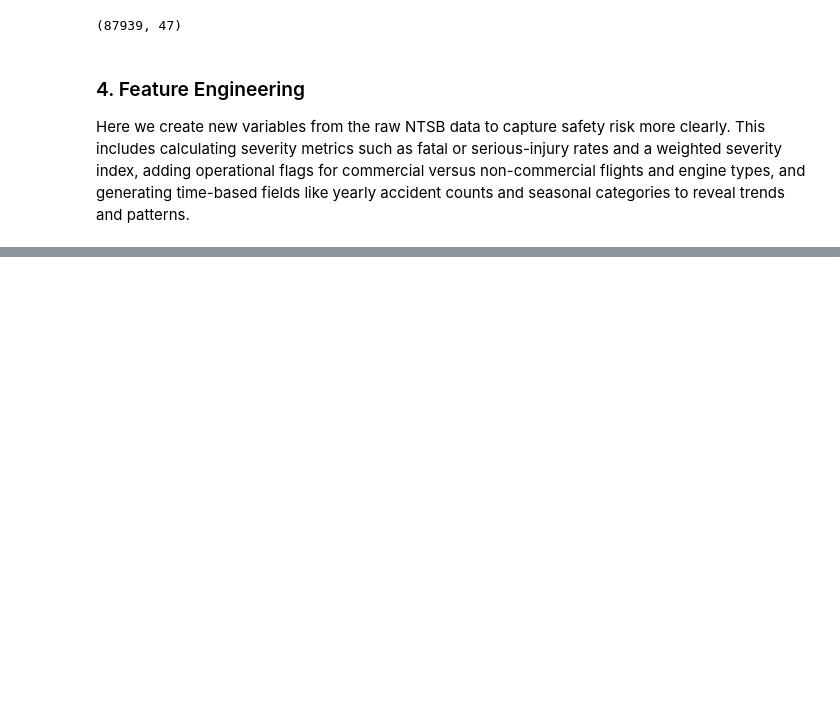
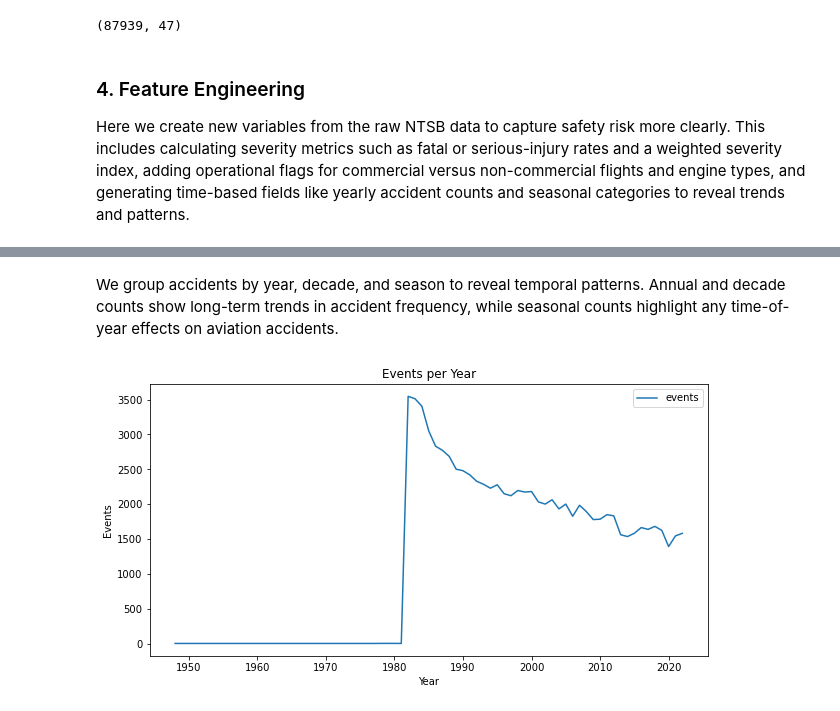
Before and after one commit to mcshoja/Phase-1-Project, a Jupyter notebook: aviation.ipynb, the cells around one changed output, grey strips where cells are left out. Drawn from its saved outputs; the diff is of its cells as text; code cells hidden in the pictures; blank space fills up the shorter version.

```diff
--- a/aviation.ipynb
+++ b/aviation.ipynb
@@ -267,9 +267,9 @@ COL_MINOR  = "Total Minor Injuries"
 #  - is_severe: serious OR fatal (used for "severe rate")
 #  - everity_index: 5*fatal + 3*serious + 1*minor (a simple severity score)
 
-fatal  = pd.to_numeric(df[COL_FATAL], errors="coerce").fillna(0)
-ser    = pd.to_numeric(df[COL_SER],   errors="coerce").fillna(0)
-minor  = pd.to_numeric(df[COL_MINOR], errors="coerce").fillna(0)
+fatal  = pd.to_numeric(df[col_fatal], errors="coerce").fillna(0)
+ser    = pd.to_numeric(df[col_ser],   errors="coerce").fillna(0)
+minor  = pd.to_numeric(df[col_minor], errors="coerce").fillna(0)
 
 df["is_fatal"]   = fatal  > 0
 df["is_serious"] = ser    > 0
@@ -279,0 +343,29 @@ KeyError: 'Total Fatal Injuries'
+# %%
+# Time-based features
+
+# 1) Events per year (trend table)
+# Uses 'event_year' directly. If you only have 'event_date', use df['event_date'].dt.year instead.
+events_per_year = (df.groupby("event_year")
+                     .size()
+                     .rename("events")
+                     .reset_index())
+events_per_year.head()
+
+# 2) Events per decade (e.g., 1970s, 1980s, …)
+df["decade"] = (df["event_year"] // 10) * 10
+events_per_decade = (df.groupby("decade")
+                       .size()
+                       .rename("events")
+                       .reset_index())
+events_per_decade.head()
+
+# 3) Seasonal counts (season already exists)
+# Good for spotting time-of-year effects at a glance
+season_counts = (df["season"]
+                 .value_counts()
+                 .rename_axis("season")
+                 .reset_index(name="events"))
+
+print(events_per_year.head(), "\n")
+print(events_per_decade.head(), "\n")
+print(season_counts)
@@ -279,0 +392,11 @@ KeyError: 'Total Fatal Injuries'
+# %% [markdown]
+We group accidents by year, decade, and season to reveal temporal patterns. Annual and decade counts show long-term trends in accident frequency, while seasonal counts highlight any time-of-year effects on aviation accidents.
+# %%
+# Trend: events per year (line)
+events_per_year.plot(x="event_year", y="events", kind="line", figsize=(10, 5))
+plt.title("Events per Year")
+plt.xlabel("Year")
+plt.ylabel("Events")
+plt.show();
+# %% [output]
+[figure, added]
```
Also changed, not shown: parts of 20 cells of this notebook.
